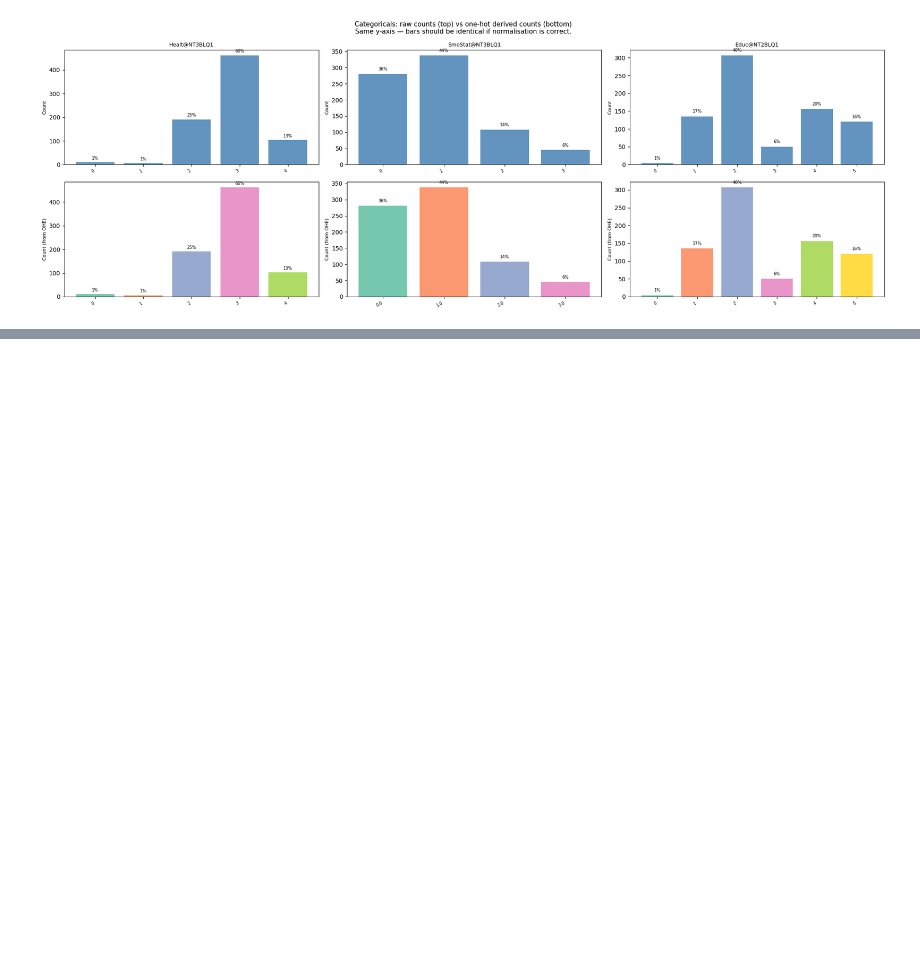
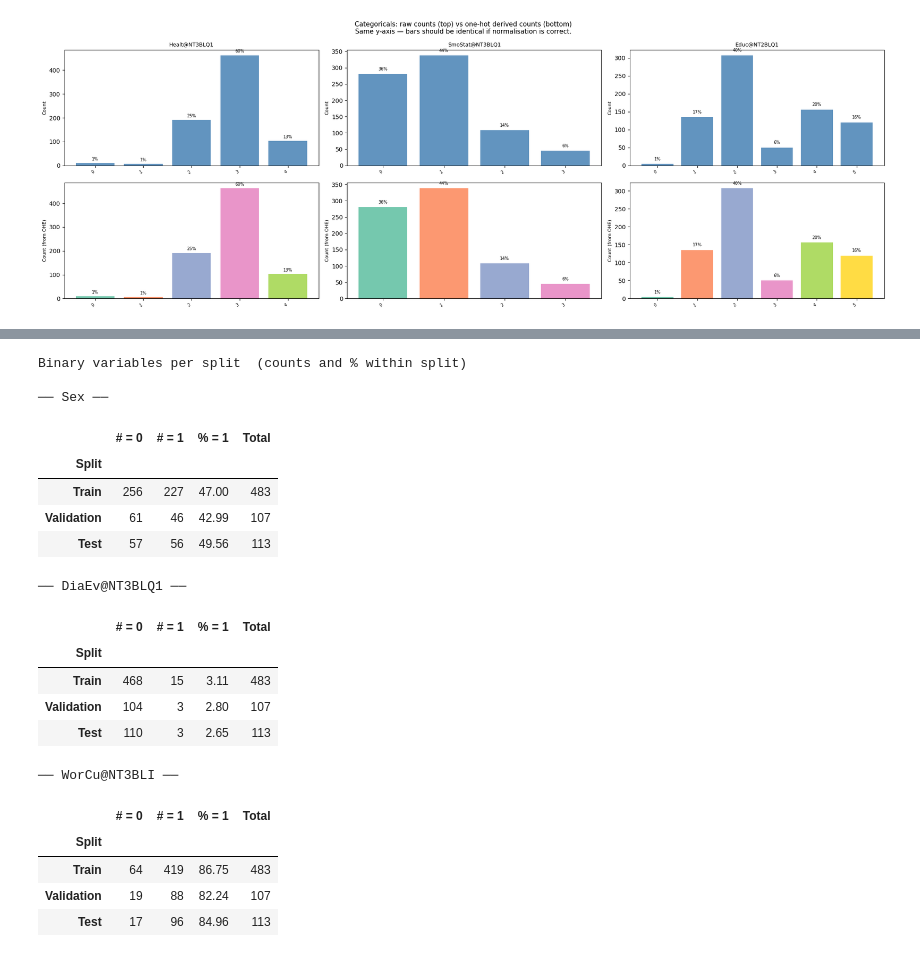
Before and after one commit to flippi321/NTNU-Master-project, a Jupyter notebook: feature_split_analysis.ipynb, the cells around one changed output, grey strips where cells are left out. Drawn from its saved outputs; the diff is of its cells as text; code cells hidden in the pictures; blank space fills up the shorter version.

```diff
--- a/feature_split_analysis.ipynb
+++ b/feature_split_analysis.ipynb
@@ -658,0 +698,40 @@ One-hot column means per split  (mean = fraction with that category)
+# %%
+print("Binary variables per split  (counts and % within split)\n")
+for col in BINARY:
+    rows = []
+    for split_name in SPLIT_NAMES:
+        sub = norm_s[norm_s['split']==split_name]
+        n0 = int((sub[col] == 0).sum())
+        n1 = int((sub[col] == 1).sum())
+        n  = n0 + n1
+        rows.append({
+            'Split': split_name,
+            '# = 0': n0,
+            '# = 1': n1,
+            '% = 1': round(n1 / n * 100, 2) if n else 0.0,
+            'Total': n,
+        })
+    print(f"── {col} ──")
+    display(pd.DataFrame(rows).set_index('Split'))
+    print()
+# %% [output]
+Binary variables per split  (counts and % within split)
+
+── Sex ──
+|  | # = 0 | # = 1 | % = 1 | Total |
+| Split |  |  |  |  |
+| Train | 256 | 227 | 47.00 | 483 |
+| Validation | 61 | 46 | 42.99 | 107 |
+| Test | 57 | 56 | 49.56 | 113 |
+── DiaEv@NT3BLQ1 ──
+|  | # = 0 | # = 1 | % = 1 | Total |
+| Split |  |  |  |  |
+| Train | 468 | 15 | 3.11 | 483 |
+| Validation | 104 | 3 | 2.80 | 107 |
+| Test | 110 | 3 | 2.65 | 113 |
+── WorCu@NT3BLI ──
+|  | # = 0 | # = 1 | % = 1 | Total |
+| Split |  |  |  |  |
+| Train | 64 | 419 | 86.75 | 483 |
+| Validation | 19 | 88 | 82.24 | 107 |
+| Test | 17 | 96 | 84.96 | 113 |
```
Also changed, not shown: parts of 30 cells of this notebook, 3 other files.
